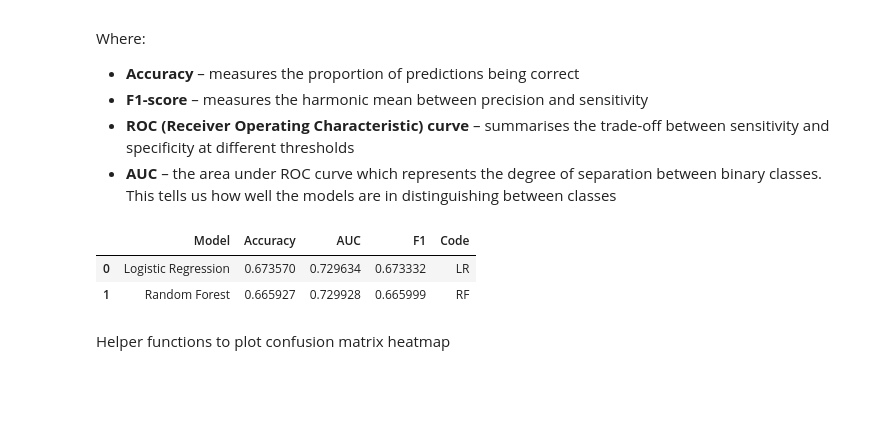
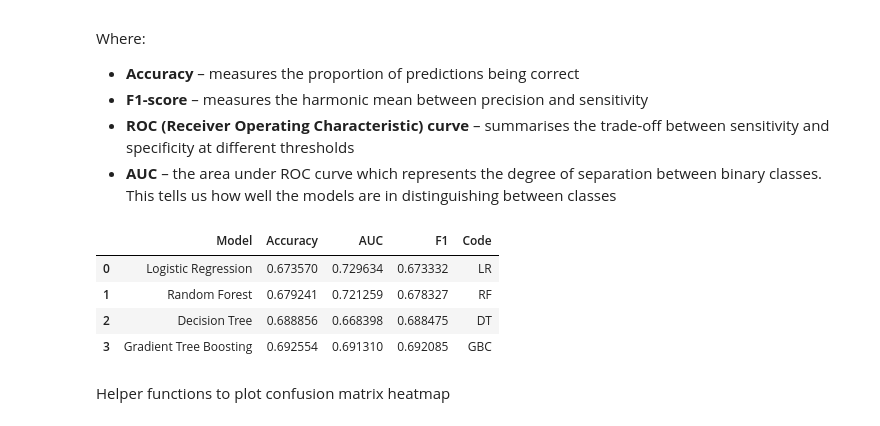
Before and after one commit to adjo446/BDAS-Iteration04, a Jupyter notebook: crash.ipynb, the cells around one changed output. Cells and saved outputs as stored; diff of their text form; code cells hidden in the pictures; blank space fills up the shorter version.

```diff
--- a/crash.ipynb
+++ b/crash.ipynb
@@ -546,57 +546,97 @@ Where:
 # %%
 train_data, test_data = final_data.randomSplit([0.7, 0.3], seed = 722)
 # %%
-from pyspark.ml.classification import LogisticRegression, DecisionTreeClassifier, RandomForestClassifier
+from pyspark.ml.classification import LogisticRegression, DecisionTreeClassifier, RandomForestClassifier, GBTClassifier
 
 # Initialise models
 LR = LogisticRegression(featuresCol = "features", labelCol = "FATAL_OR_SERIOUS")
 RF = RandomForestClassifier(featuresCol = "features", labelCol = "FATAL_OR_SERIOUS")
+DT = DecisionTreeClassifier(featuresCol = "features", labelCol = "FATAL_OR_SERIOUS")
+GBC = GBTClassifier(featuresCol = "features", labelCol = "FATAL_OR_SERIOUS")
+
 
 # Train models
-LR_model = Pipeline(stages = [LR]).fit(train_data)
+#LR_model = Pipeline(stages = [LR]).fit(train_data)
+LR_model = LR.fit(train_data)
 RF_model = RF.fit(train_data)
+DT_model = DT.fit(train_data)
+GBC_model = GBC.fit(train_data)
 
 # Predictions
 LR_pred = LR_model.transform(test_data)
 RF_pred = RF_model.transform(test_data)
+DT_pred = DT_model.transform(test_data)
+GBC_pred = GBC_model.transform(test_data)
 # %%
 # Evaluations
 from pyspark.ml.evaluation import BinaryClassificationEvaluator, MulticlassClassificationEvaluator
 
+# Evaluators
 binary_eval = BinaryClassificationEvaluator(labelCol = "FATAL_OR_SERIOUS")
 multi_eval_f1 = MulticlassClassificationEvaluator(labelCol = "FATAL_OR_SERIOUS", metricName = "f1")
 multi_eval_acc = MulticlassClassificationEvaluator(labelCol = "FATAL_OR_SERIOUS", metricName = "accuracy")
 
+# Create pandas data frame to store the result of our model metrics
 model_metrics = pd.DataFrame(columns = ["Model", "Accuracy", "AUC", "F1"])
 
+# Logistic Regression
 model_metrics = model_metrics.append(
     {
         "Model" : "Logistic Regression",
         "Code" : "LR",
         "Accuracy" : multi_eval_acc.evaluate(LR_pred),
         "AUC" : binary_eval.evaluate(LR_pred),
         "F1" : multi_eval_f1.evaluate(LR_pred)
     },
     ignore_index = True
 )
 
+# Random Forest
 model_metrics = model_metrics.append(
     {
         "Model" : "Random Forest",
         "Code" : "RF",
         "Accuracy" : multi_eval_acc.evaluate(RF_pred),
         "AUC" : binary_eval.evaluate(RF_pred),
         "F1" : multi_eval_f1.evaluate(RF_pred)
     },
     ignore_index = True
 )
 
+# Decision Tree
+model_metrics = model_metrics.append(
+    {
+        "Model" : "Decision Tree",
+        "Code" : "DT",
+        "Accuracy" : multi_eval_acc.evaluate(DT_pred),
+        "AUC" : binary_eval.evaluate(DT_pred),
+        "F1" : multi_eval_f1.evaluate(DT_pred)
+    },
+    ignore_index = True
+)
+
+# Binary evaluator for Gradient Boost Tree as it does not have rawPrediction column
+binary_eval_gbc = BinaryClassificationEvaluator(labelCol = "FATAL_OR_SERIOUS", rawPredictionCol = 'prediction')
+
+# Gradient Boost Tree
+model_metrics = model_metrics.append(
+    {
+        "Model" : "Gradient Tree Boosting",
+        "Code" : "GBC",
+        "Accuracy" : multi_eval_acc.evaluate(GBC_pred),
+        "AUC" : binary_eval_gbc.evaluate(GBC_pred),
+        "F1" : multi_eval_f1.evaluate(GBC_pred)
+    },
+    ignore_index = True
+)
 
 model_metrics
 # %% [output]
 |  | Model | Accuracy | AUC | F1 | Code |
 | 0 | Logistic Regression | 0.673570 | 0.729634 | 0.673332 | LR |
-| 1 | Random Forest | 0.665927 | 0.729928 | 0.665999 | RF |
+| 1 | Random Forest | 0.679241 | 0.721259 | 0.678327 | RF |
+| 2 | Decision Tree | 0.688856 | 0.668398 | 0.688475 | DT |
+| 3 | Gradient Tree Boosting | 0.692554 | 0.691310 | 0.692085 | GBC |
 # %% [markdown]
 Helper functions to plot confusion matrix heatmap
 # %%
```
Also changed, not shown: parts of 11 cells of this notebook.
